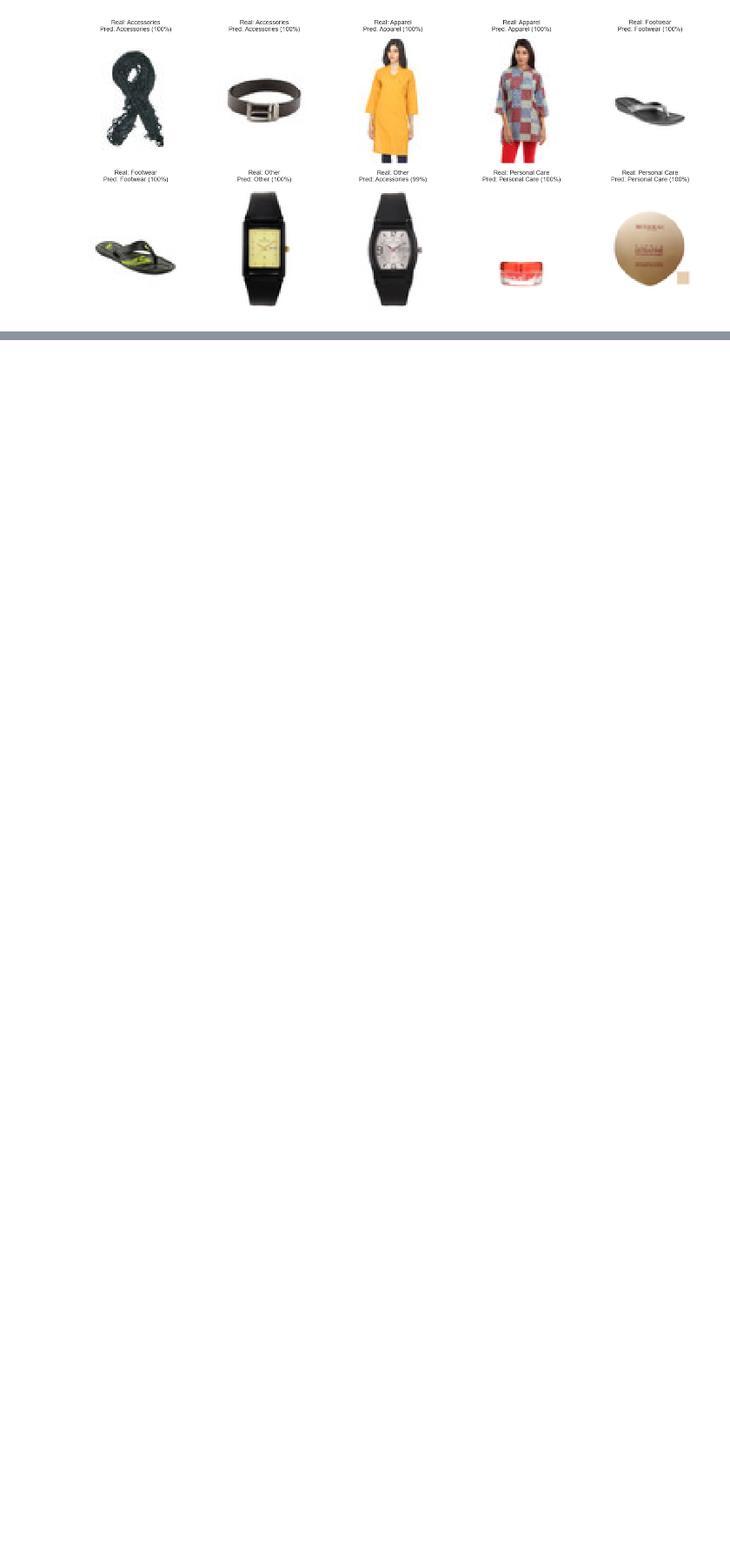
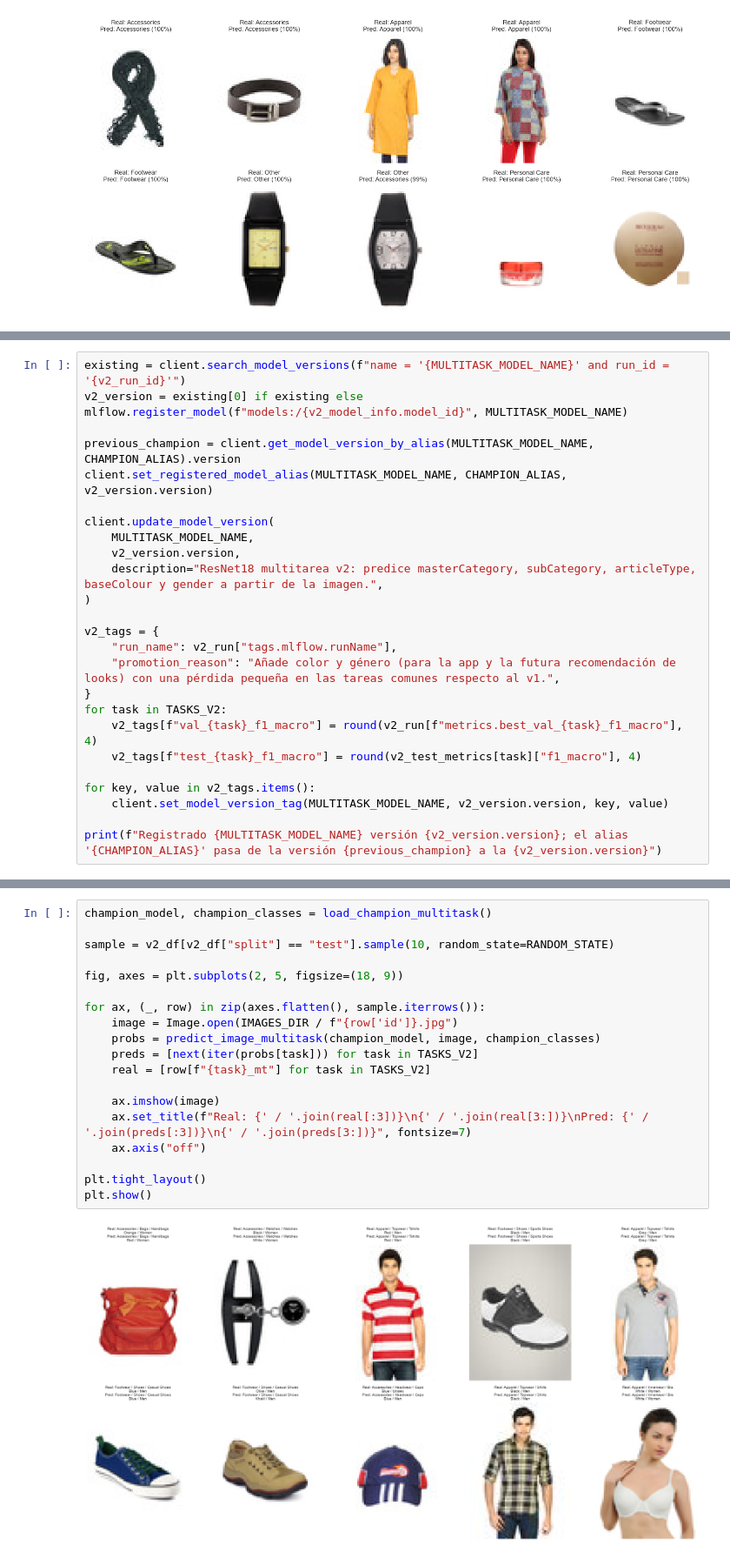
Before and after one commit to larayc/tfm-mlops-fashion, a Jupyter notebook: notebooks/05_mlflow.ipynb, the cells around one changed output, grey strips where cells are left out. Shown at 87% size. Drawn from its saved outputs; the diff is of its cells as text; blank space fills up the shorter version.

```diff
--- a/notebooks/05_mlflow.ipynb
+++ b/notebooks/05_mlflow.ipynb
@@ -231,0 +495,25 @@ plt.show()
+# %%
+existing = client.search_model_versions(f"name = '{MULTITASK_MODEL_NAME}' and run_id = '{v2_run_id}'")
+v2_version = existing[0] if existing else mlflow.register_model(f"models:/{v2_model_info.model_id}", MULTITASK_MODEL_NAME)
+
+previous_champion = client.get_model_version_by_alias(MULTITASK_MODEL_NAME, CHAMPION_ALIAS).version
+client.set_registered_model_alias(MULTITASK_MODEL_NAME, CHAMPION_ALIAS, v2_version.version)
+
+client.update_model_version(
+    MULTITASK_MODEL_NAME,
+    v2_version.version,
+    description="ResNet18 multitarea v2: predice masterCategory, subCategory, articleType, baseColour y gender a partir de la imagen.",
+)
+
+v2_tags = {
+    "run_name": v2_run["tags.mlflow.runName"],
+    "promotion_reason": "Añade color y género (para la app y la futura recomendación de looks) con una pérdida pequeña en las tareas comunes respecto al v1.",
+}
+for task in TASKS_V2:
+    v2_tags[f"val_{task}_f1_macro"] = round(v2_run[f"metrics.best_val_{task}_f1_macro"], 4)
+    v2_tags[f"test_{task}_f1_macro"] = round(v2_test_metrics[task]["f1_macro"], 4)
+
+for key, value in v2_tags.items():
+    client.set_model_version_tag(MULTITASK_MODEL_NAME, v2_version.version, key, value)
+
+print(f"Registrado {MULTITASK_MODEL_NAME} versión {v2_version.version}; el alias '{CHAMPION_ALIAS}' pasa de la versión {previous_champion} a la {v2_version.version}")
@@ -231,0 +528,21 @@ plt.show()
+# %%
+champion_model, champion_classes = load_champion_multitask()
+
+sample = v2_df[v2_df["split"] == "test"].sample(10, random_state=RANDOM_STATE)
+
+fig, axes = plt.subplots(2, 5, figsize=(18, 9))
+
+for ax, (_, row) in zip(axes.flatten(), sample.iterrows()):
+    image = Image.open(IMAGES_DIR / f"{row['id']}.jpg")
+    probs = predict_image_multitask(champion_model, image, champion_classes)
+    preds = [next(iter(probs[task])) for task in TASKS_V2]
+    real = [row[f"{task}_mt"] for task in TASKS_V2]
+
+    ax.imshow(image)
+    ax.set_title(f"Real: {' / '.join(real[:3])}\n{' / '.join(real[3:])}\nPred: {' / '.join(preds[:3])}\n{' / '.join(preds[3:])}", fontsize=7)
+    ax.axis("off")
+
+plt.tight_layout()
+plt.show()
+# %% [output]
+[figure, added]
```
Also changed, not shown: parts of 33 cells of this notebook, 1 other file.
